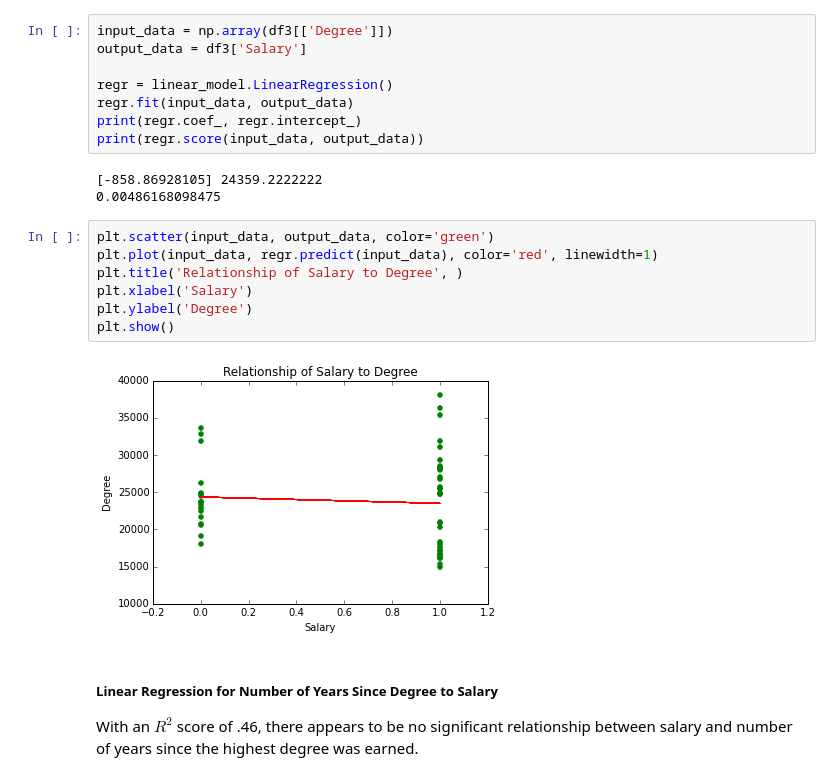
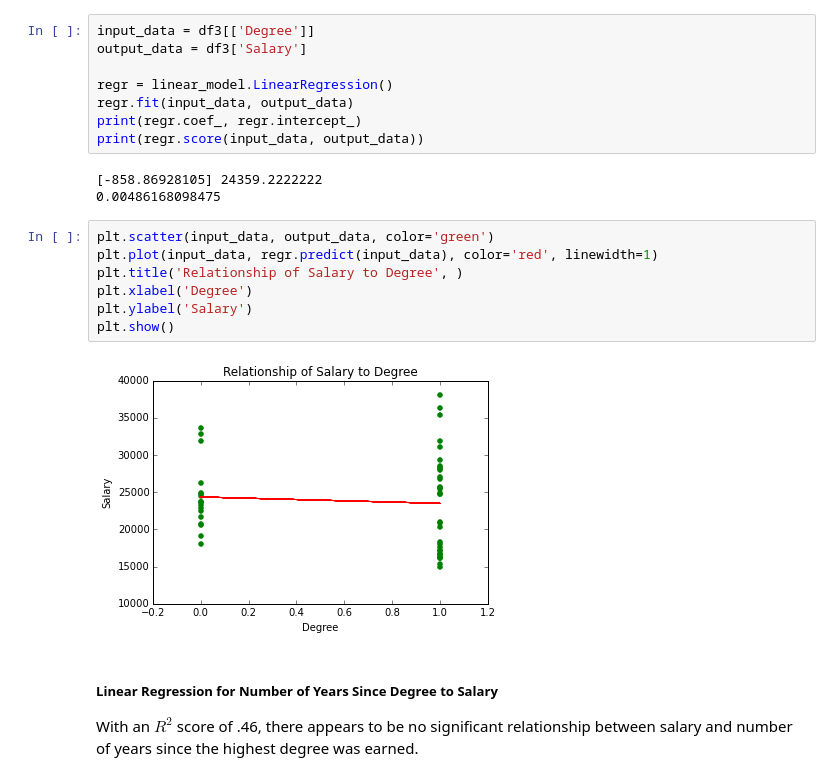
Before and after one commit to nckathleen/Linear-Regression, a Jupyter notebook: simple-linear-regression.ipynb, the cells around one changed output. Drawn from its saved outputs; the diff is of its cells as text.

```diff
--- a/simple-linear-regression.ipynb
+++ b/simple-linear-regression.ipynb
@@ -205,7 +217,7 @@ plt.show()
 
 With an $R^2$ score of .004, there appears to be no relationship between salary and highest degree earned.
 # %%
-input_data = np.array(df3[['Degree']])
+input_data = df3[['Degree']]
 output_data = df3['Salary']
 
 regr = linear_model.LinearRegression()
@@ -218,12 +230,12 @@ print(regr.score(input_data, output_data))
 # %%
 plt.scatter(input_data, output_data, color='green')
 plt.plot(input_data, regr.predict(input_data), color='red', linewidth=1)
 plt.title('Relationship of Salary to Degree', )
-plt.xlabel('Salary')
-plt.ylabel('Degree')
+plt.xlabel('Degree')
+plt.ylabel('Salary')
 plt.show()
 # %% [output]
-[figure, old version]
+[figure, new version]
 # %% [markdown]
 ##### Linear Regression for Number of Years Since Degree to Salary
 
```
Also changed, not shown: parts of 23 cells of this notebook, 1 other file.
